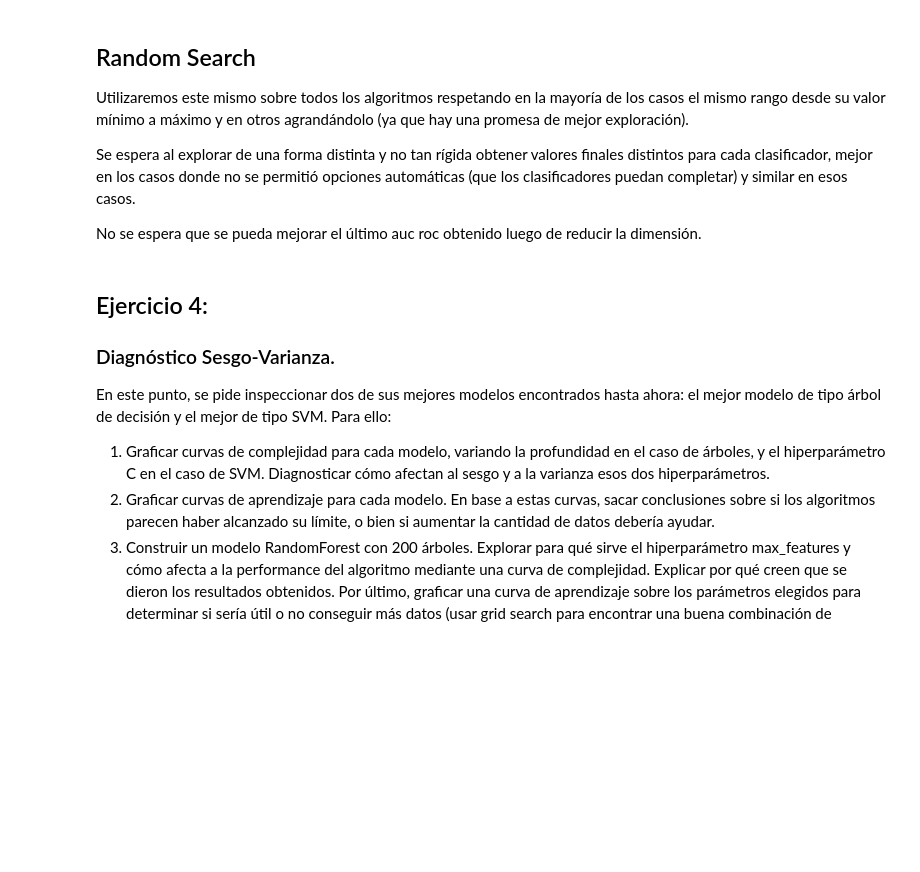
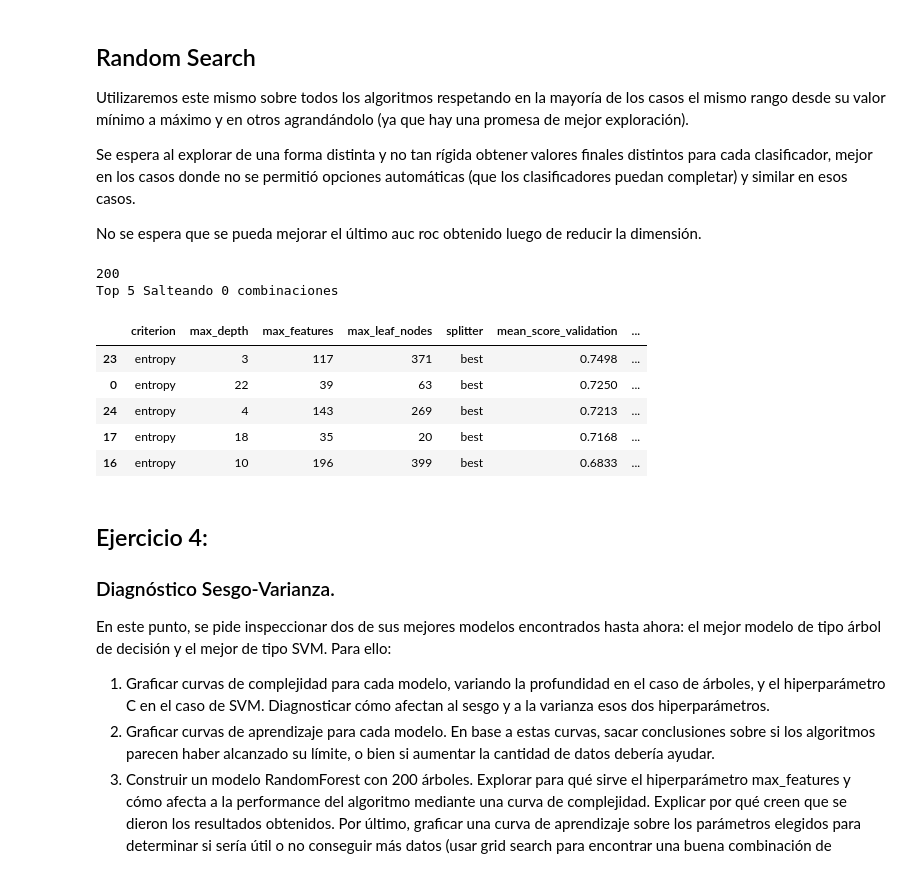
Before and after one commit to BrianBohe/aa-notebooks, a Jupyter notebook: TP1/TP1.ipynb, the cells around one changed output. Saved outputs shown, nothing was run; the diff lists cells and outputs as text; code cells hidden in the pictures; blank space fills up the shorter version.

Commit message:
remove print, add our tree in kupyter

```diff
--- a/TP1/TP1.ipynb
+++ b/TP1/TP1.ipynb
@@ -1054,3 +1074,61 @@ print_top(resultados_validation, 10)
+# %%
+def apply_random_search_on_classifier_and_parameters(
+    classifier, classifier_parameters_distribution, _X_train, _Y_train, metrics_names=('roc_auc'), cv=5,
+    n_jobs=4, error_score='raise', n_iter=25):
+
+    _clf = RandomizedSearchCV(
+        classifier, classifier_parameters_distribution, scoring=metrics_names, cv=cv, n_jobs=n_jobs,
+        error_score=error_score, n_iter=n_iter, random_state=SEED
+    )
+
+    return _clf.fit(_X_train, _Y_train)
+
+import scipy.stats
+
+def tree_random_search_parametrization(_X_train, _Y_train, _error_score='raise', n_iter=25):
+    _amount_of_features_in_dataset = _X_train.shape[1]
+    print(_amount_of_features_in_dataset)
+    tree_arguments = {
+        'criterion': ['gini', 'entropy'],
+        'splitter': ['best', 'random'],
+        'max_depth': scipy.stats.randint(3, 40),
+        'max_features': scipy.stats.randint(1, _amount_of_features_in_dataset-1),
+        'max_leaf_nodes': scipy.stats.randint(10, 500)
+    }
+
+    tree_classifier = DecisionTreeClassifier(random_state = SEED) # it doesn't seem to be taking numpy.seed
+
+    return apply_random_search_on_classifier_and_parameters(
+        tree_classifier, tree_arguments, _X_train, _Y_train, error_score=_error_score, n_iter=n_iter
+    )
+
+def linear_discriminant_analysis_grid_search_parametrization(_X_train, _Y_train):
+    lda_arguments = [
+        {'solver': ['svd']},
+        {
+            'solver': ['lsqr', 'eigen'],
+            'shrinkage': list(np.linspace(0,1,11)) + [None,'auto']
+        }
+    ]
+
+    lda_classifier = LinearDiscriminantAnalysis()
+
+    return apply_grid_search_on_classifier_and_parameters(lda_classifier, lda_arguments, _X_train, _Y_train)
+
+#grid_lda = linear_discriminant_analysis_grid_search_parametrization(X_train_np, Y_train_np)
+top_results(grid_lda, 10)
+
+random_search_tree = tree_random_search_parametrization(X_train_np, Y_train_np)
+top_results(random_search_tree)
+# %% [output]
+200
+Top 5 Salteando 0 combinaciones
+|  | criterion | max_depth | max_features | max_leaf_nodes | splitter | mean_score_validation | ... |
+| 23 | entropy | 3 | 117 | 371 | best | 0.7498 | ... |
+| 0 | entropy | 22 | 39 | 63 | best | 0.7250 | ... |
+| 24 | entropy | 4 | 143 | 269 | best | 0.7213 | ... |
+| 17 | entropy | 18 | 35 | 20 | best | 0.7168 | ... |
+| 16 | entropy | 10 | 196 | 399 | best | 0.6833 | ... |
 # %% [markdown]
 ## Ejercicio 4:
 ### Diagnóstico Sesgo-Varianza.
```
Also changed, not shown: parts of 5 cells of this notebook.
